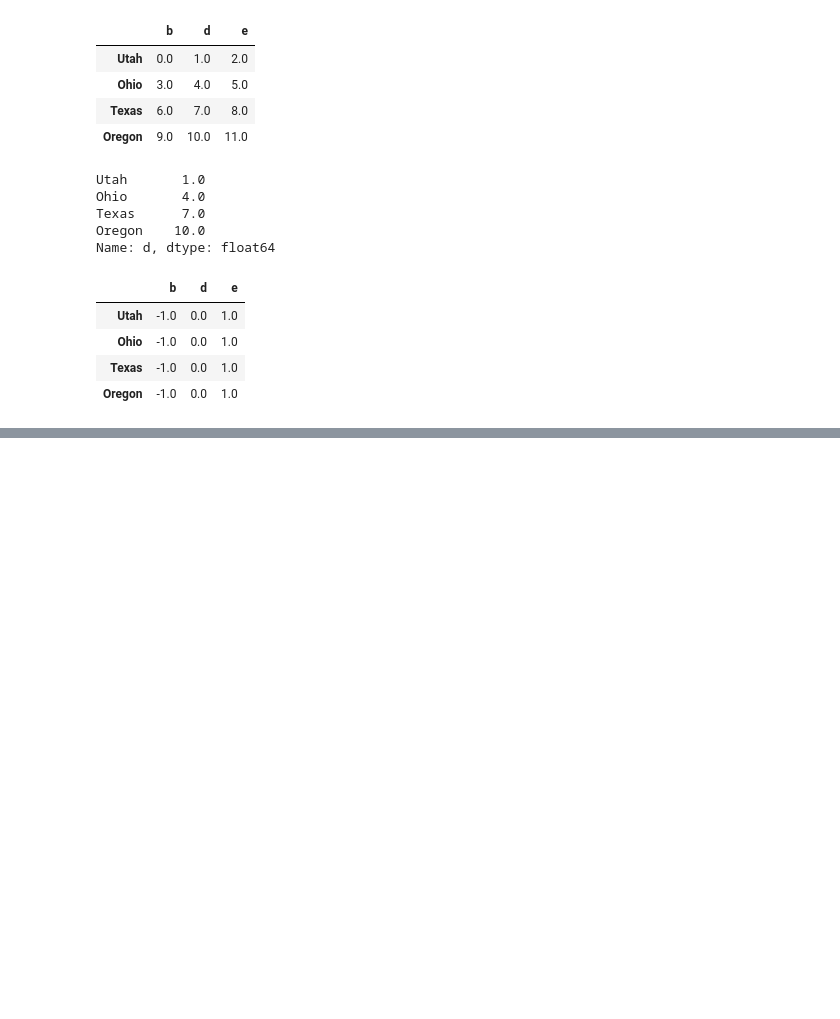
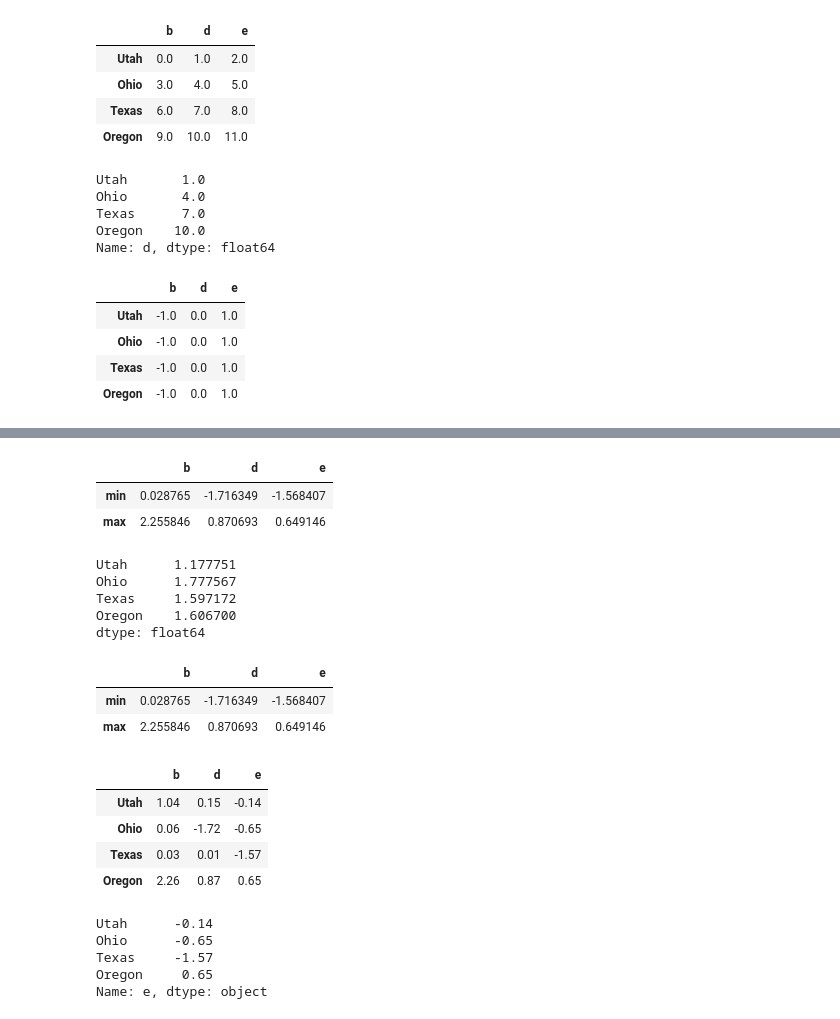
Before and after one commit to Parkseojin2001/Pandas-study, a Jupyter notebook: Pandas/Chapter5.ipynb, the cells around one changed output, grey strips where cells are left out. Drawn from its saved outputs; the diff is of its cells as text; code cells hidden in the pictures; blank space fills up the shorter version.

```diff
--- a/Pandas/Chapter5.ipynb
+++ b/Pandas/Chapter5.ipynb
@@ -1112,0 +1137,15 @@ frame.sub(series3, axis = 'index')
+# %%
+# apply : 각 열에 대한 연산을 하는 방법
+frame.apply(f)
+# %% [output]
+|  | b | d | e |
+| min | 0.028765 | -1.716349 | -1.568407 |
+| max | 2.255846 | 0.870693 | 0.649146 |
+# %%
+frame.apply(f, axis = 'columns')
+# %% [output]
+Utah      1.177751
+Ohio      1.777567
+Texas     1.597172
+Oregon    1.606700
+dtype: float64
@@ -1112,0 +1155,24 @@ frame.sub(series3, axis = 'index')
+# %%
+frame.apply(f)
+# %% [output]
+|  | b | d | e |
+| min | 0.028765 | -1.716349 | -1.568407 |
+| max | 2.255846 | 0.870693 | 0.649146 |
+# %%
+format = lambda x: '%.2f' %x
+# %%
+frame.applymap(format)
+# %% [output]
+|  | b | d | e |
+| Utah | 1.04 | 0.15 | -0.14 |
+| Ohio | 0.06 | -1.72 | -0.65 |
+| Texas | 0.03 | 0.01 | -1.57 |
+| Oregon | 2.26 | 0.87 | 0.65 |
+# %%
+frame['e'].map(format)
+# %% [output]
+Utah      -0.14
+Ohio      -0.65
+Texas     -1.57
+Oregon     0.65
+Name: e, dtype: object
```
Also changed, not shown: parts of 6 cells of this notebook.
